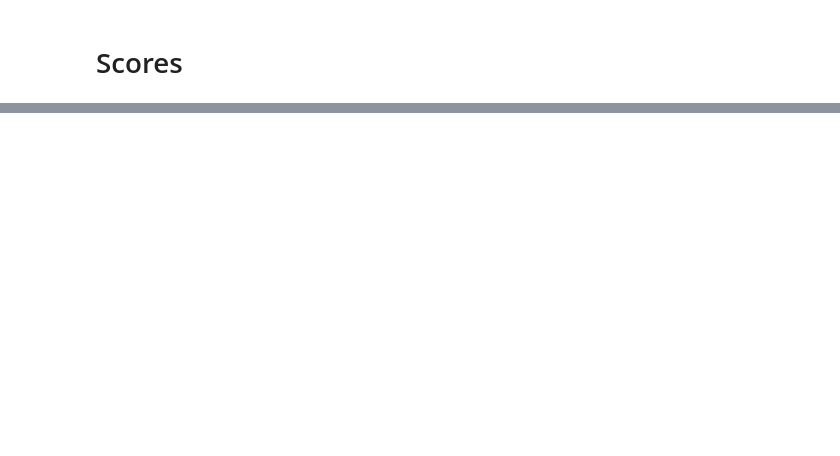
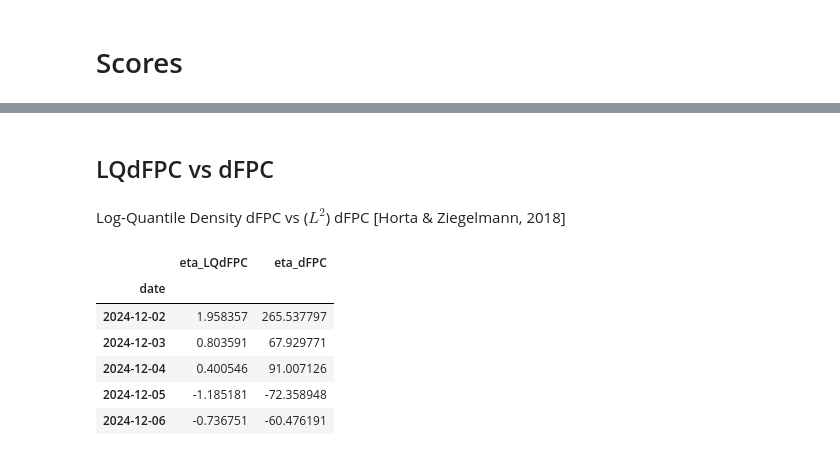
Before and after one commit to matheus-vizzotto/densities4risk, a Jupyter notebook: notebooks/part_ii/realized_volatility.ipynb, the cells around one changed output, grey strips where cells are left out. Saved outputs shown, nothing was run; the diff lists cells and outputs as text; code cells hidden in the pictures; blank space fills up the shorter version.

```diff
--- a/notebooks/part_ii/realized_volatility.ipynb
+++ b/notebooks/part_ii/realized_volatility.ipynb
@@ -232,3 +232,18 @@ fig = px.scatter(
 fig.show()
 # %% [output]
 [interactive output not drawn]
+# %% [markdown]
+## LQdFPC vs dFPC
+# %% [markdown]
+Log-Quantile Density dFPC vs ($L^2$) dFPC [Horta & Ziegelmann, 2018]
+# %%
+df_scores_comparison = pd.read_excel("../../data/processed/scores_LQdFPC_vs_dFPC.xlsx", index_col="date")
+df_scores_comparison.head()
+# %% [output]
+|  | eta_LQdFPC | eta_dFPC |
+| date |  |  |
+| 2024-12-02 | 1.958357 | 265.537797 |
+| 2024-12-03 | 0.803591 | 67.929771 |
+| 2024-12-04 | 0.400546 | 91.007126 |
+| 2024-12-05 | -1.185181 | -72.358948 |
+| 2024-12-06 | -0.736751 | -60.476191 |
```
Also changed, not shown: parts of 13 cells of this notebook, 7 other files.
